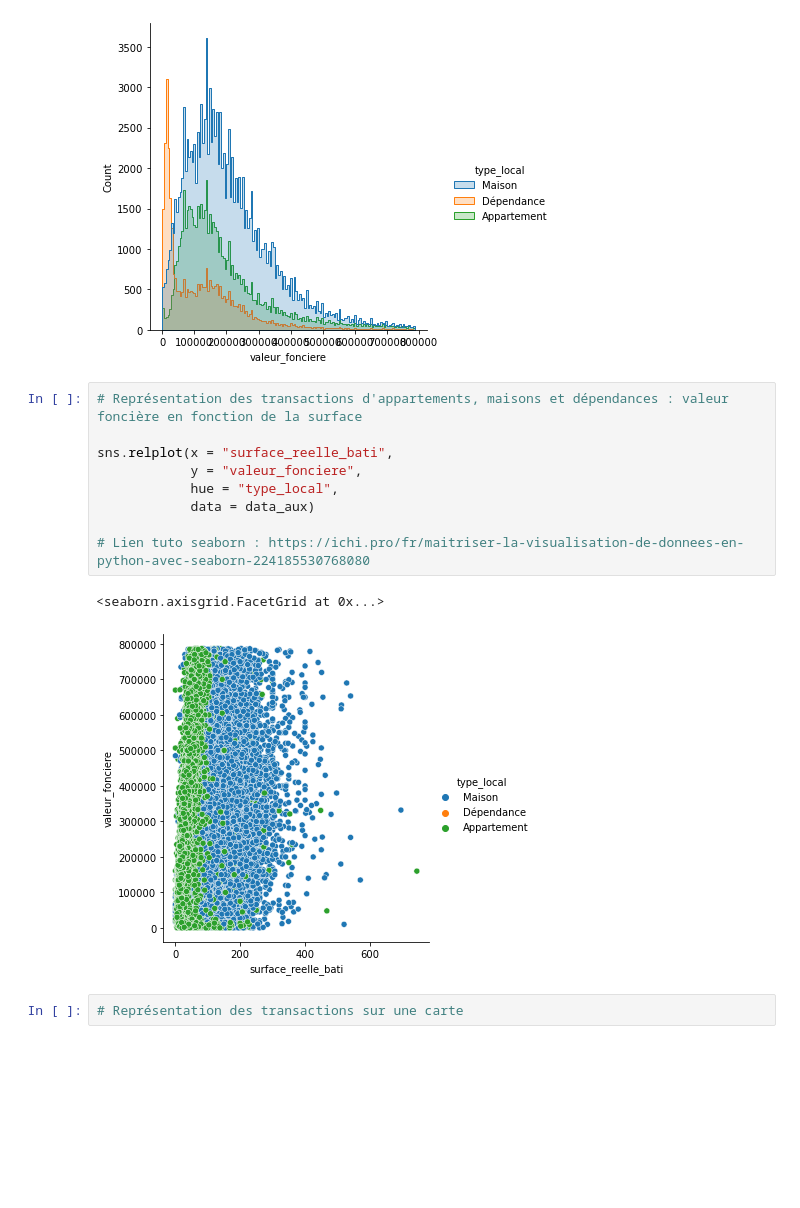
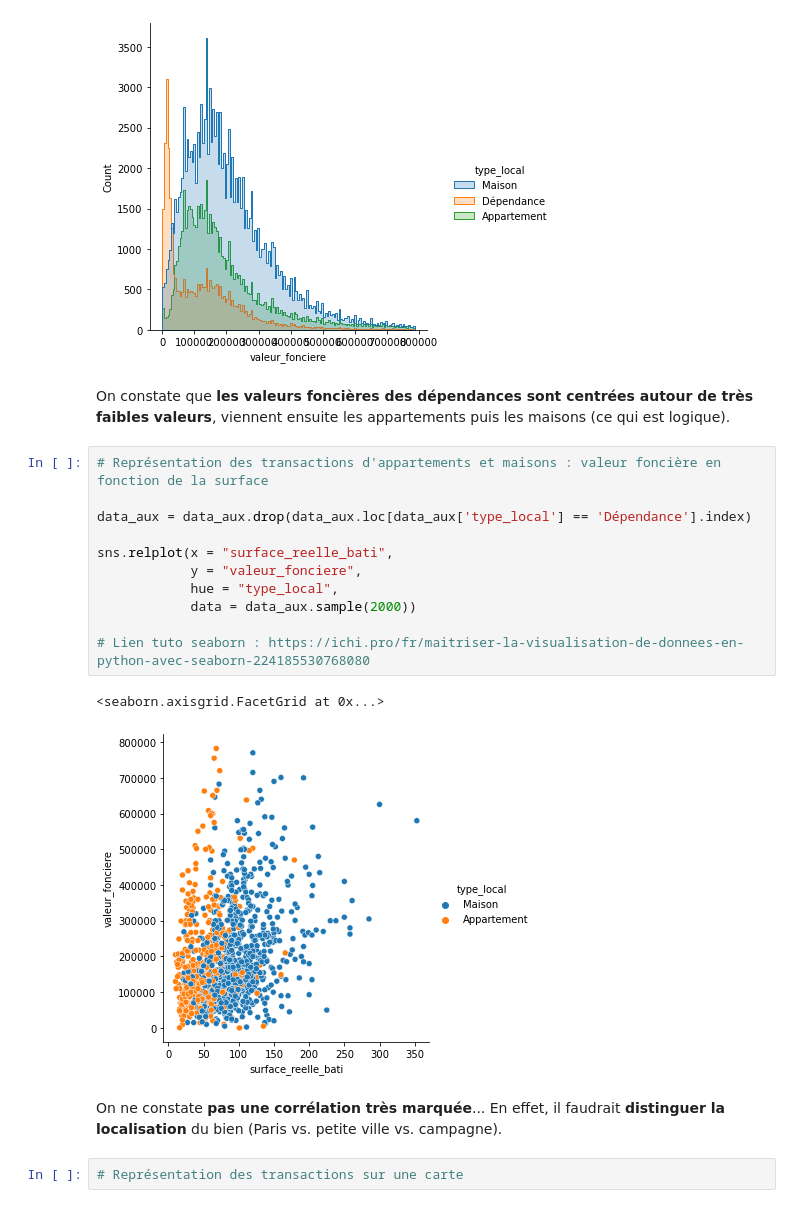
Before and after one commit to victor-kerros/tokenisation-immo, a Jupyter notebook: token-immo.ipynb, the cells around one changed output. Drawn from its saved outputs; the diff is of its cells as text; blank space fills up the shorter version.

```diff
--- a/token-immo.ipynb
+++ b/token-immo.ipynb
@@ -646,18 +656,24 @@ sns.displot(data = data_aux,
 # %% [output]
 <seaborn.axisgrid.FacetGrid at 0x...>
 [figure]
+# %% [markdown]
+On constate que **les valeurs foncières des dépendances sont centrées autour de très faibles valeurs**, viennent ensuite les appartements puis les maisons (ce qui est logique).
 # %%
-# Représentation des transactions d'appartements, maisons et dépendances : valeur foncière en fonction de la surface
+# Représentation des transactions d'appartements et maisons : valeur foncière en fonction de la surface
+
+data_aux = data_aux.drop(data_aux.loc[data_aux['type_local'] == 'Dépendance'].index)
 
 sns.relplot(x = "surface_reelle_bati",
             y = "valeur_fonciere",
             hue = "type_local",
-            data = data_aux)
+            data = data_aux.sample(2000))
 
 # Lien tuto seaborn : https://ichi.pro/fr/maitriser-la-visualisation-de-donnees-en-python-avec-seaborn-224185530768080
 # %% [output]
 <seaborn.axisgrid.FacetGrid at 0x...>
-[figure, old version]
+[figure, new version]
+# %% [markdown]
+On ne constate **pas une corrélation très marquée**... En effet, il faudrait **distinguer la localisation** du bien (Paris vs. petite ville vs. campagne).
 # %%
 # Représentation des transactions sur une carte
 # %% [markdown]
```
Also changed, not shown: parts of 12 cells of this notebook.
